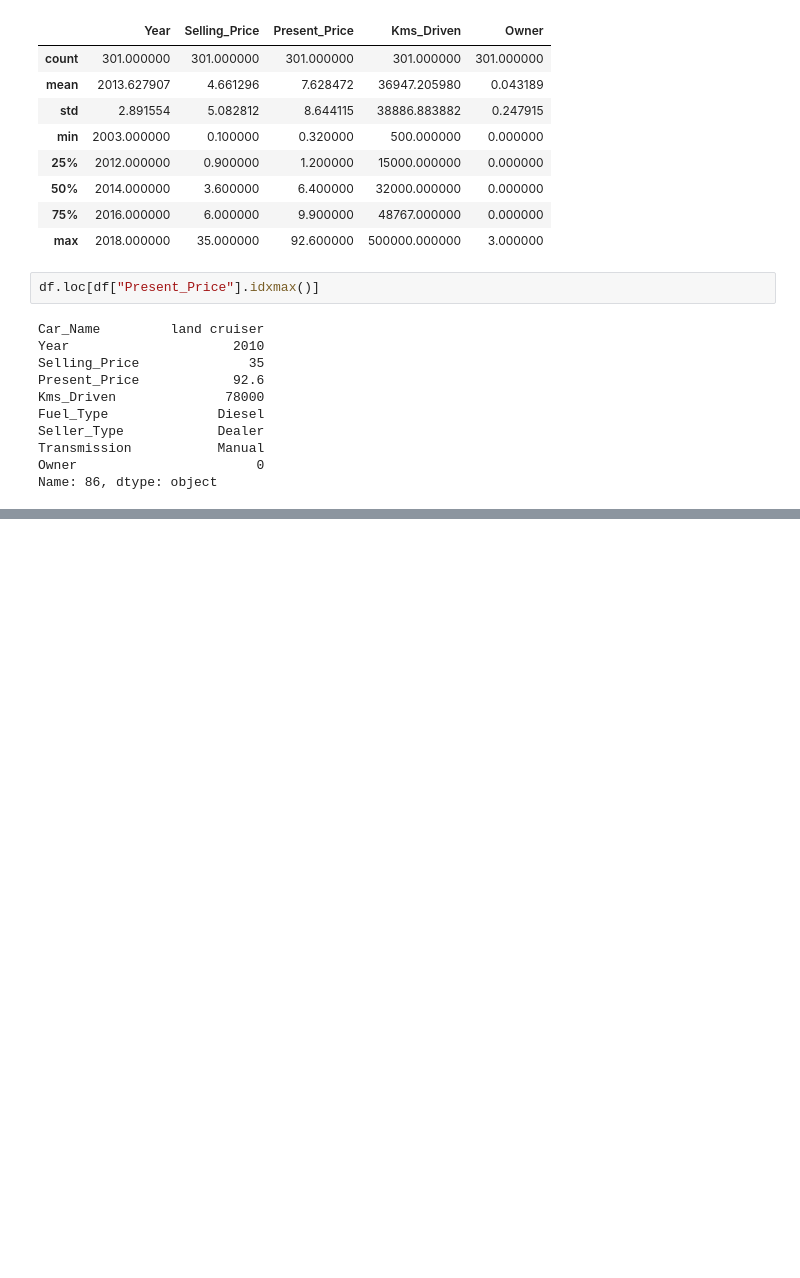
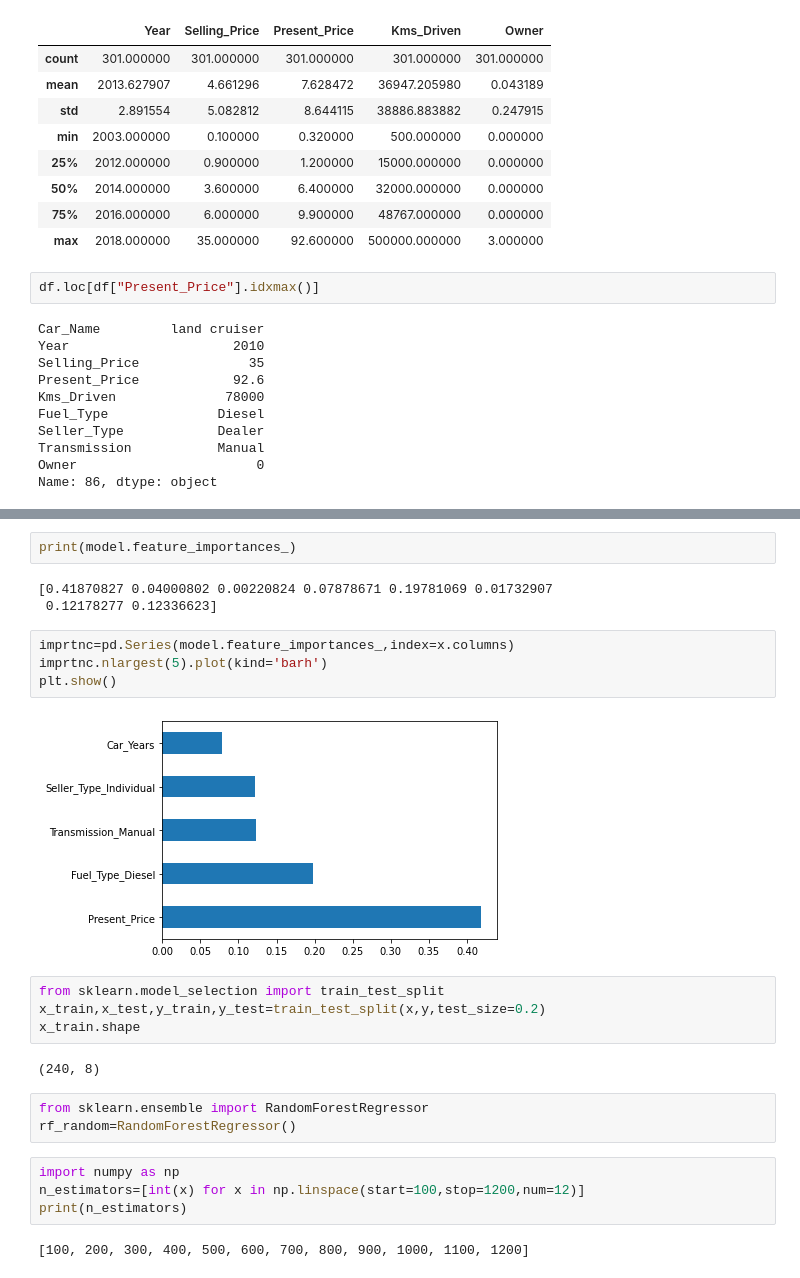
Before and after one commit to MautKaFarishta/Simple-Data-Scince-Projects, a Jupyter notebook: LinearModels/CarPricePrediction/CarPricePrediction.ipynb, the cells around one changed output, grey strips where cells are left out. Saved outputs shown, nothing was run; the diff lists cells and outputs as text; blank space fills up the shorter version.

```diff
--- a/LinearModels/CarPricePrediction/CarPricePrediction.ipynb
+++ b/LinearModels/CarPricePrediction/CarPricePrediction.ipynb
@@ -61,0 +125,26 @@ Name: 86, dtype: object
+# %%
+print(model.feature_importances_)
+# %% [output]
+[0.41870827 0.04000802 0.00220824 0.07878671 0.19781069 0.01732907
+ 0.12178277 0.12336623]
+# %%
+imprtnc=pd.Series(model.feature_importances_,index=x.columns)
+imprtnc.nlargest(5).plot(kind='barh')
+plt.show()
+# %% [output]
+[figure, added]
+# %%
+from sklearn.model_selection import train_test_split
+x_train,x_test,y_train,y_test=train_test_split(x,y,test_size=0.2)
+x_train.shape
+# %% [output]
+(240, 8)
+# %%
+from sklearn.ensemble import RandomForestRegressor
+rf_random=RandomForestRegressor()
+# %%
+import numpy as np
+n_estimators=[int(x) for x in np.linspace(start=100,stop=1200,num=12)]
+print(n_estimators)
+# %% [output]
+[100, 200, 300, 400, 500, 600, 700, 800, 900, 1000, 1100, 1200]
```
Also changed, not shown: parts of 19 cells of this notebook, 3 other files.
